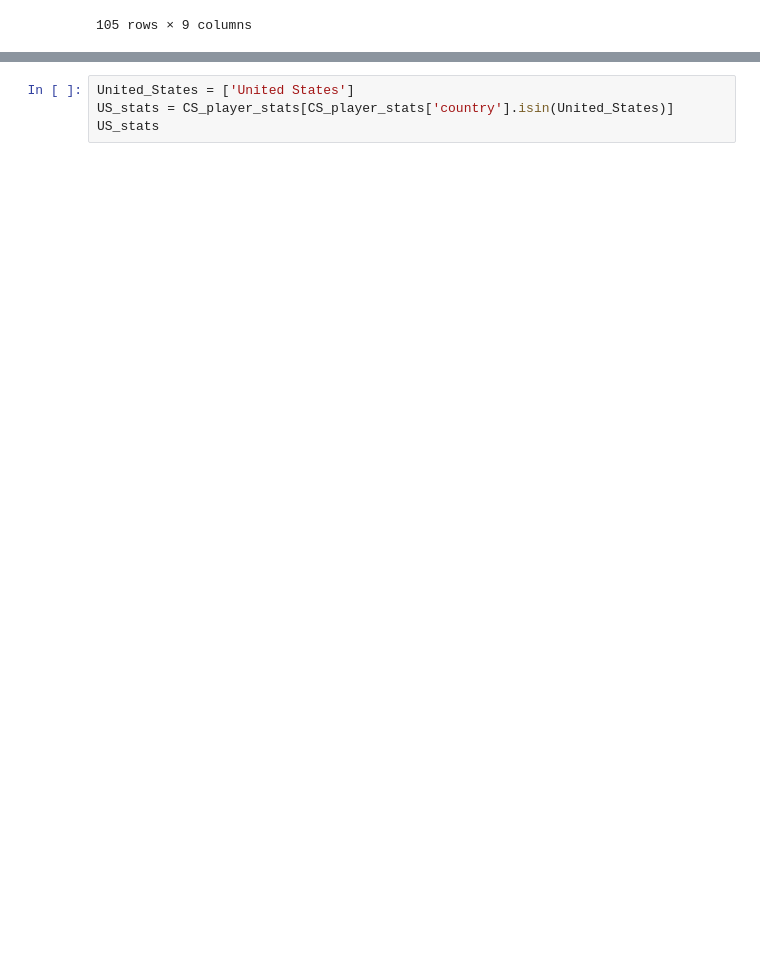
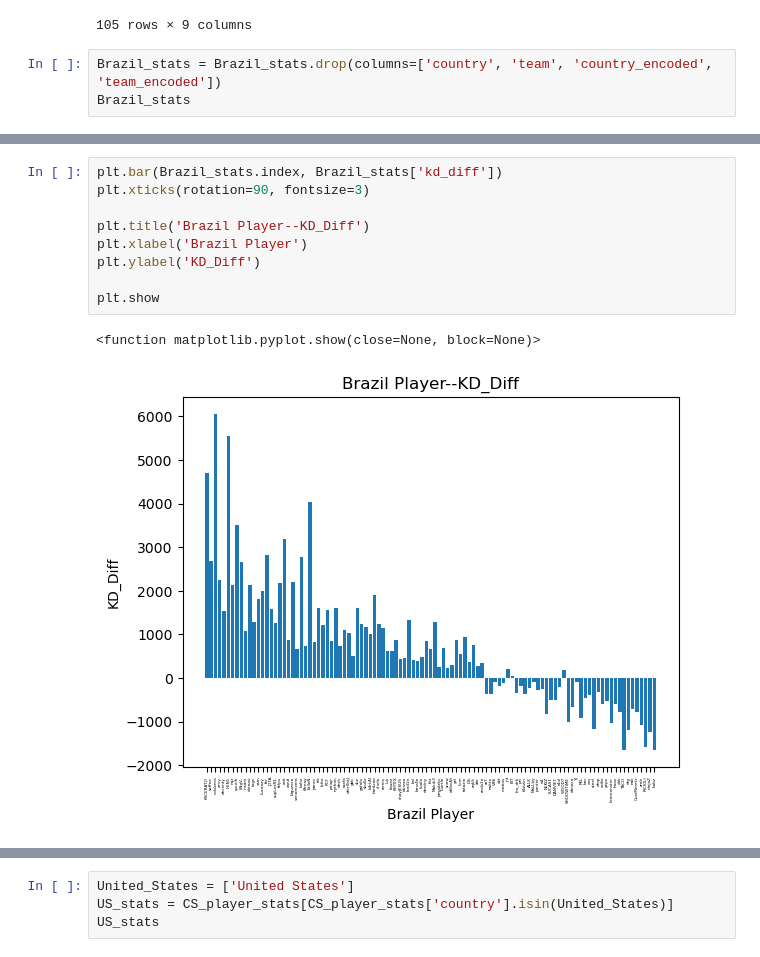
Before and after one commit to SikoticVinyl/VictorVis, a Jupyter notebook: shayne.ipynb, the cells around one changed output, grey strips where cells are left out. Saved outputs shown, nothing was run; the diff lists cells and outputs as text; blank space fills up the shorter version.

Commit message:
Some plots created for certain stats. no machine learning yet

```diff
--- a/shayne.ipynb
+++ b/shayne.ipynb
@@ -163,3 +163,6 @@ Brazil_stats
 | ninjaZ | Brazil | Galorys | 516 | 12669 | -1239 | 0.86 | 0.88 | 6 | 103 |
 | bobz | Brazil | MIBR, Academy | 461 | 12176 | -1639 | 0.81 | 0.83 | 6 | 151 |
 105 rows × 9 columns
+# %%
+Brazil_stats = Brazil_stats.drop(columns=['country', 'team', 'country_encoded', 'team_encoded'])
+Brazil_stats
@@ -165,0 +184,12 @@ Brazil_stats
+# %%
+plt.bar(Brazil_stats.index, Brazil_stats['kd_diff'])
+plt.xticks(rotation=90, fontsize=3)
+
+plt.title('Brazil Player--KD_Diff')
+plt.xlabel('Brazil Player')
+plt.ylabel('KD_Diff')
+
+plt.show
+# %% [output]
+<function matplotlib.pyplot.show(close=None, block=None)>
+[figure, added]
```
Also changed, not shown: parts of 8 cells of this notebook.
